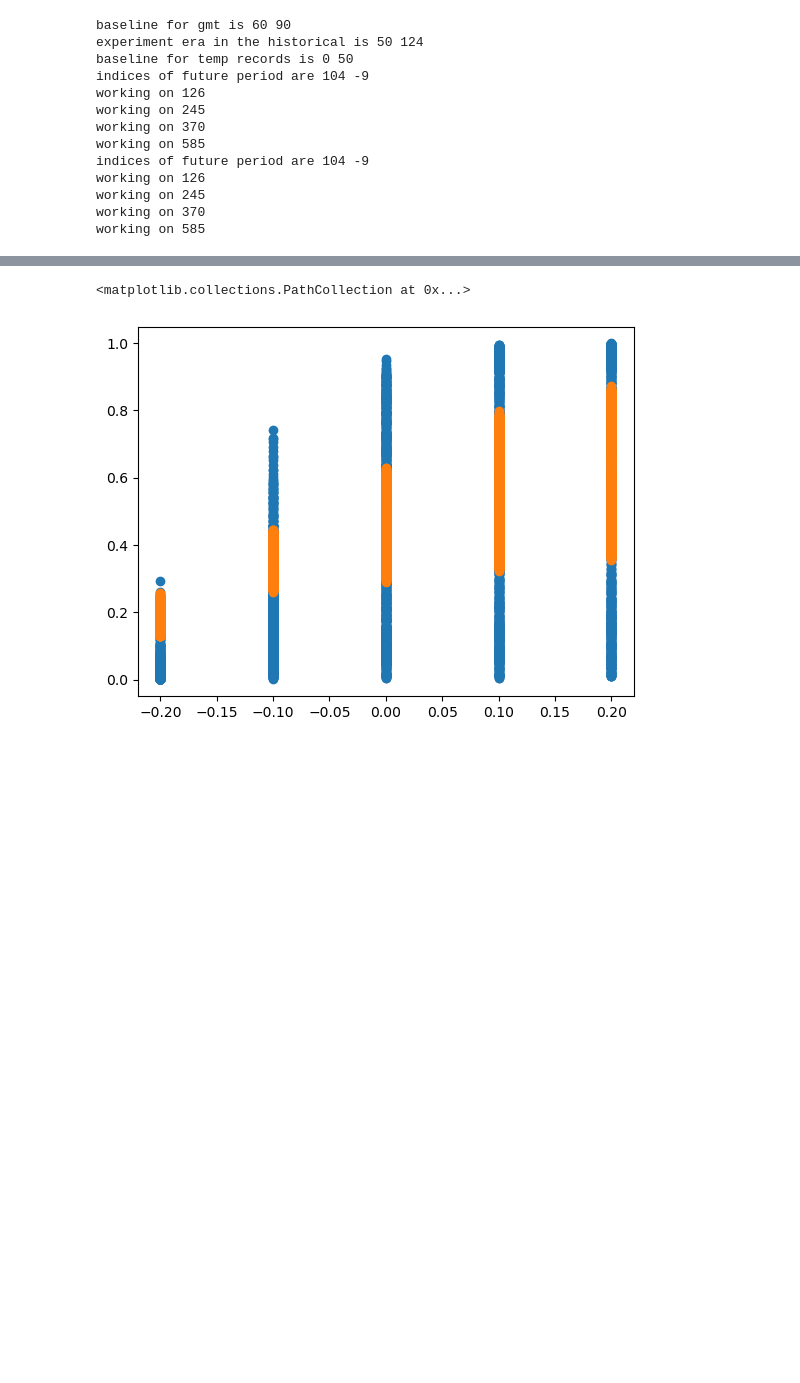
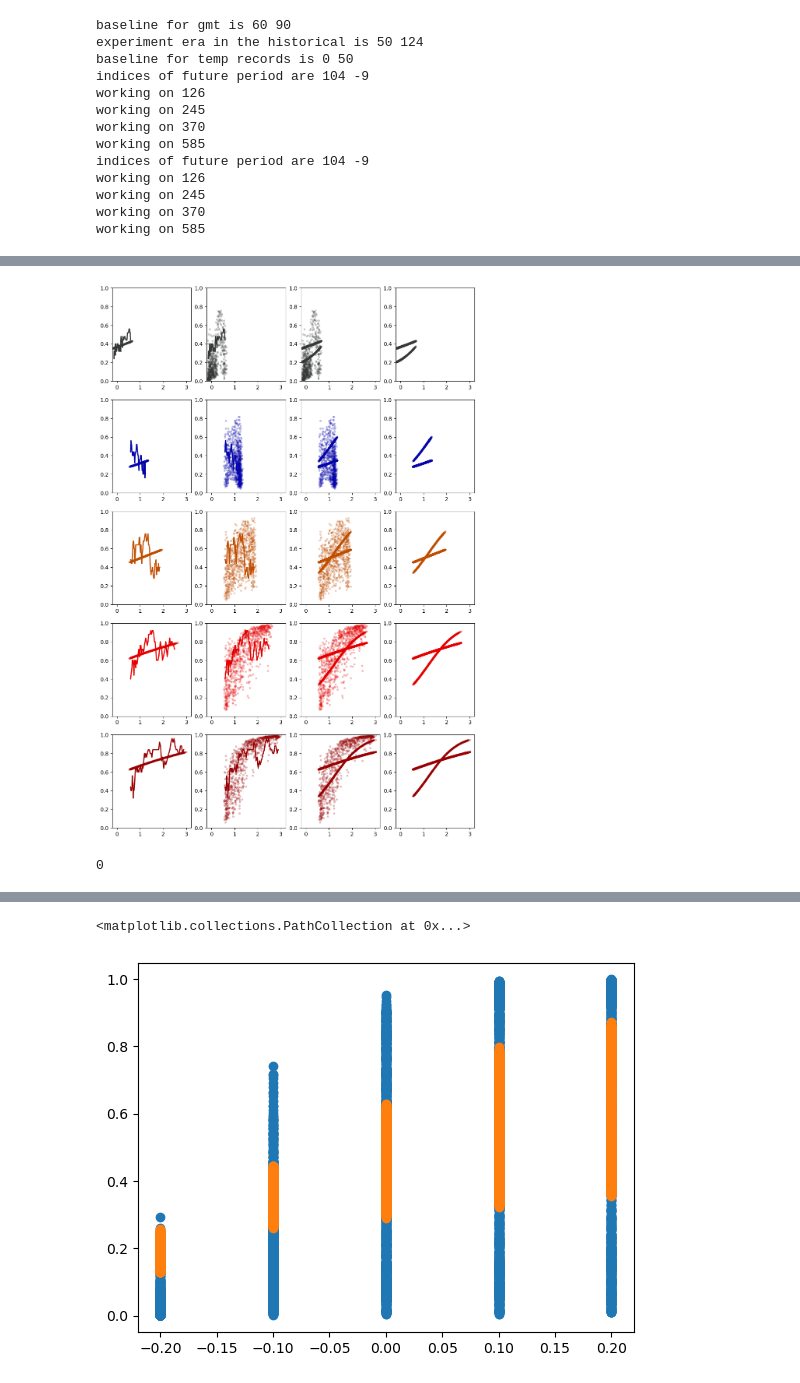
Before and after one commit to emily-gordy/predictability-emergence, a Jupyter notebook: gridpointmodel.ipynb, the cells around one changed output, grey strips where cells are left out. Drawn from its saved outputs; the diff is of its cells as text; code cells hidden in the pictures; blank space fills up the shorter version.

```diff
--- a/gridpointmodel.ipynb
+++ b/gridpointmodel.ipynb
@@ -248,0 +263,52 @@ plt.scatter(inputtestGMT.numpy().squeeze(),y_pred_probs[:,1])
+# %%
+ntrain = 25
+
+plt.figure(figsize=(12,18))
+
+colors=['xkcd:dark grey','xkcd:royal blue','xkcd:burnt orange','xkcd:red','xkcd:blood red']
+
+for ind,issp in enumerate(np.arange(0,5)):
+
+    boosel = inputssptrain.squeeze()==issp
+    nsel = np.sum(1*boosel)
+    nsteps = int(nsel/ntrain)
+
+    inputgmtssp = inputtrainGMT[boosel].numpy()
+    inputgmtssp = np.reshape(inputgmtssp,(ntrain,nsteps))
+
+    outputssp = outputtrain[boosel]
+    outputssp = np.reshape(outputssp,(ntrain,nsteps))
+
+    booseltest = inputssptest.squeeze()==issp
+
+    plt.subplot(5,4,4*ind+1)
+    plt.plot(np.mean(inputgmtssp,axis=0),np.mean(outputssp,axis=0),color=colors[ind],linewidth=2,zorder=ind)
+    plt.scatter(inputtestGMT[booseltest].squeeze(),y_pred_probs[booseltest,1],color=colors[ind],alpha=0.2,marker='.',zorder=ind-5)
+    plt.xlim(-0.2,3.2)
+    plt.ylim(0,1)
+
+    plt.subplot(5,4,4*ind+2,)
+    plt.plot(np.mean(inputgmtssp,axis=0),np.mean(outputssp,axis=0),color=colors[ind],linewidth=2,zorder=ind)
+    plt.scatter(inputtestGMT[booseltest].squeeze(),avgtestpred[ilonsel,booseltest],marker='.',color=colors[ind],alpha=0.2,zorder=ind-5)
+    plt.xlim(-0.2,3.2)
+    plt.ylim(0,1)
+
+    plt.subplot(5,4,4*ind+3,)
+    plt.scatter(inputtestGMT[booseltest].squeeze(),y_pred_probs[booseltest,1],color=colors[ind],marker='.',zorder=ind)
+    plt.scatter(inputtestGMT[booseltest].squeeze(),avgtestpred[ilonsel,booseltest],marker='.',color=colors[ind],alpha=0.2,zorder=ind-5)
+    plt.scatter(inputtestGMT[booseltest].squeeze(),np.mean(outputpredgmtonly,axis=0)[booseltest],marker='.',color=colors[ind],alpha=0.2,zorder=ind-3)
+    plt.xlim(-0.2,3.2)
+    plt.ylim(0,1)
+
+
+    plt.subplot(5,4,4*ind+4,)
+    plt.scatter(inputtestGMT[booseltest].squeeze(),y_pred_probs[booseltest,1],color=colors[ind],marker='.',zorder=ind)
+    plt.scatter(inputtestGMT[booseltest].squeeze(),np.mean(outputpredgmtonly,axis=0)[booseltest],marker='.',color=colors[ind],alpha=0.2,zorder=ind-5)
+    plt.xlim(-0.2,3.2)
+    plt.ylim(0,1)
+# %% [output]
+[figure, added]
+# %%
+np.sum(boosel)
+# %% [output]
+0
```
Also changed, not shown: parts of 17 cells of this notebook, 5 other files.
